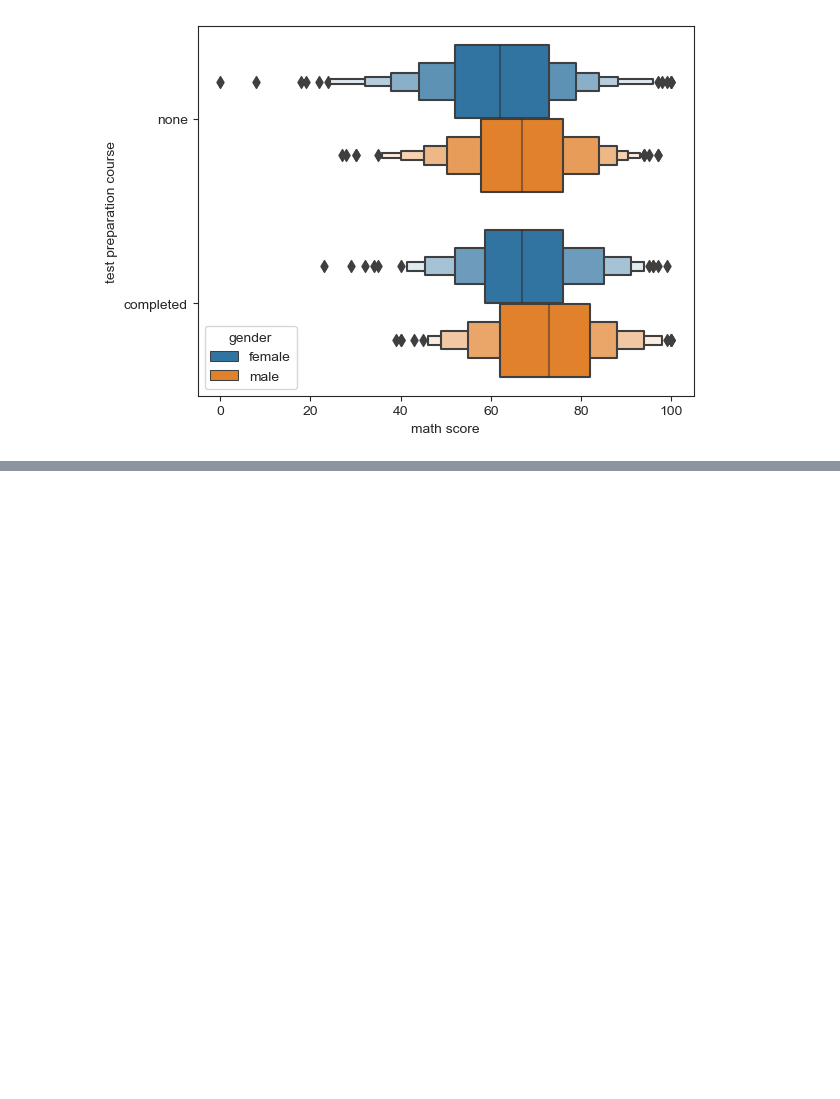
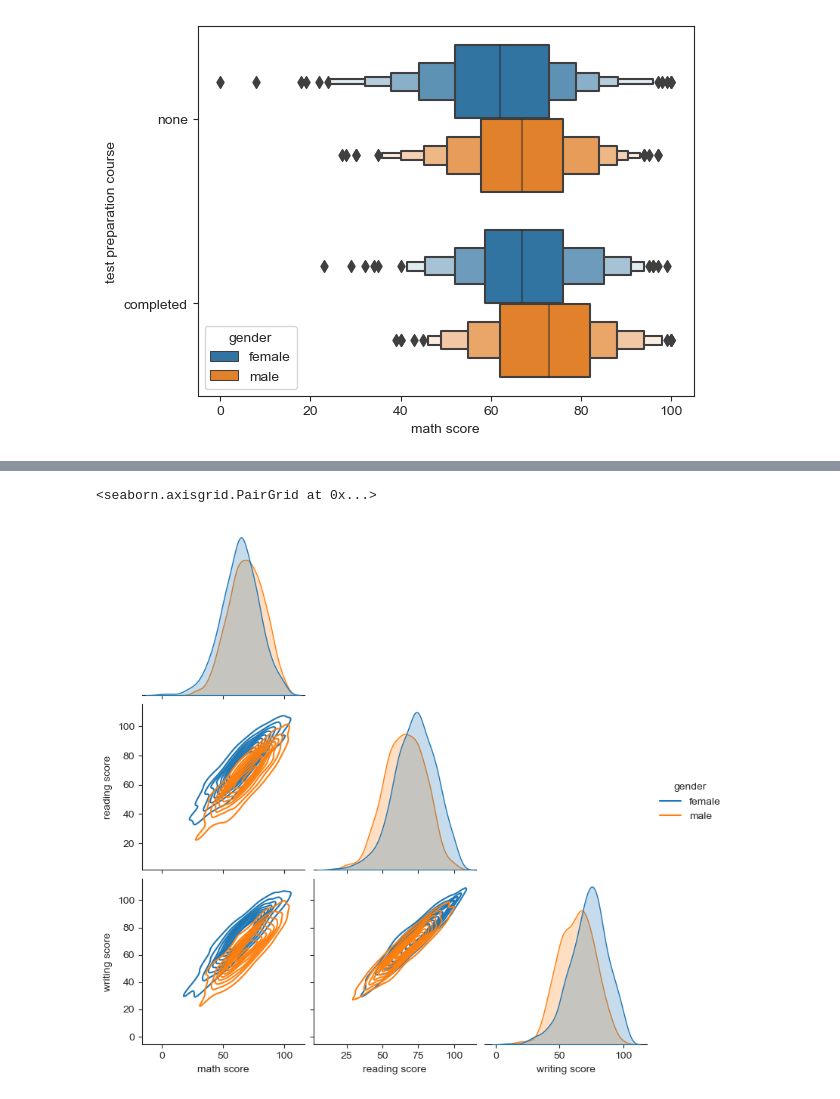
Before and after one commit to rohitcodism/ML-DS, a Jupyter notebook: practices/Seaborn/scatterPlot.ipynb, the cells around one changed output, grey strips where cells are left out. Saved outputs shown, nothing was run; the diff lists cells and outputs as text; code cells hidden in the pictures; blank space fills up the shorter version.

```diff
--- a/practices/Seaborn/scatterPlot.ipynb
+++ b/practices/Seaborn/scatterPlot.ipynb
@@ -292,0 +298,5 @@ sns.boxenplot(data=df7, x='math score', y='test preparation course', hue='gender
+# %%
+sns.pairplot(data=df7, hue='gender', corner=True, kind='kde')
+# %% [output]
+<seaborn.axisgrid.PairGrid at 0x...>
+[figure, added]
```
Also changed, not shown: parts of 1 cell of this notebook.
